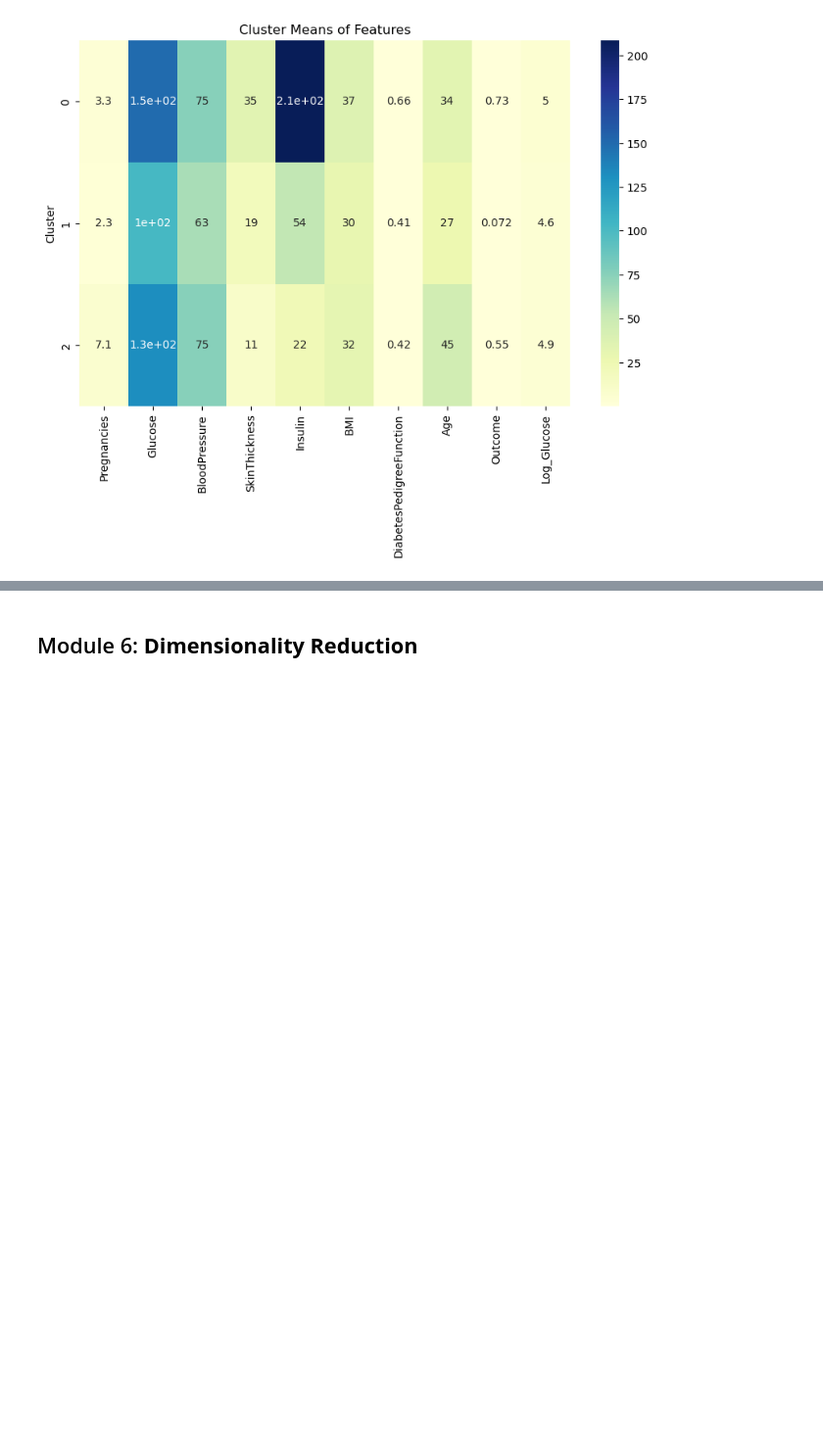
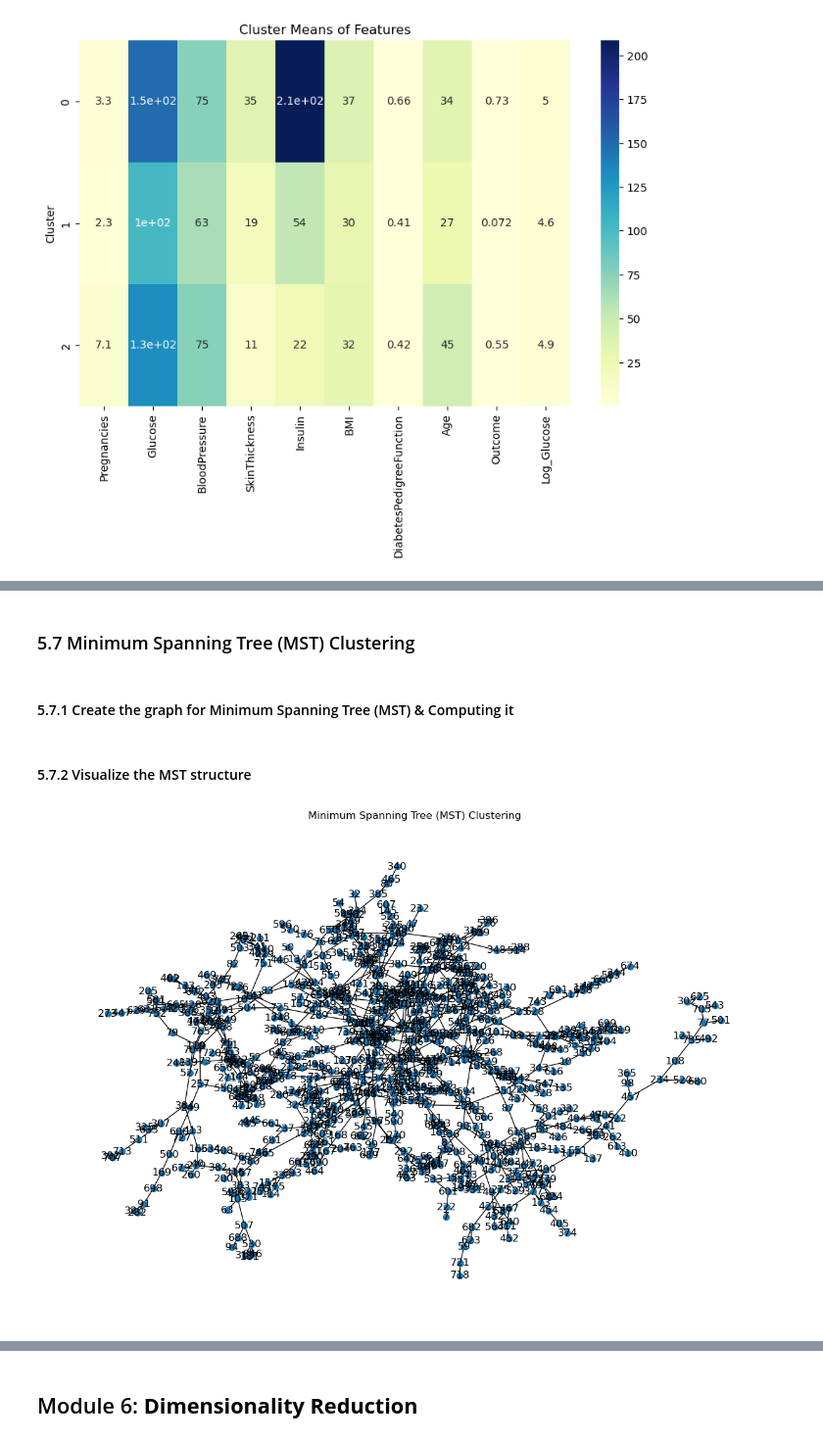
Before and after one commit to naveen2964/21BDS0266_EDA, a Jupyter notebook: Digital Assignment EDA.ipynb, the cells around one changed output, grey strips where cells are left out. Shown at 98% size. Saved outputs shown, nothing was run; the diff lists cells and outputs as text; code cells hidden in the pictures; blank space fills up the shorter version.

```diff
--- a/Digital Assignment EDA.ipynb
+++ b/Digital Assignment EDA.ipynb
@@ -499,0 +519,27 @@ plt.show()
+# %% [markdown]
+### 5.7 Minimum Spanning Tree (MST) Clustering
+# %%
+import networkx as nx
+from sklearn.metrics.pairwise import euclidean_distances
+
+# Compute pairwise distances between data points
+distances = euclidean_distances(scaled_data)
+# %% [markdown]
+#### 5.7.1 Create the graph for Minimum Spanning Tree (MST) & Computing it
+# %%
+G = nx.Graph()
+for i in range(len(distances)):
+    for j in range(i + 1, len(distances)):
+        G.add_edge(i, j, weight=distances[i][j])
+
+# Compute the MST
+mst = nx.minimum_spanning_tree(G)
+# %% [markdown]
+#### 5.7.2 Visualize the MST structure
+# %%
+plt.figure(figsize=(12, 8))
+nx.draw(mst, with_labels=True, node_size=50, font_size=12)
+plt.title("Minimum Spanning Tree (MST) Clustering")
+plt.show()
+# %% [output]
+[figure, added]
```
Also changed, not shown: parts of 16 cells of this notebook.
